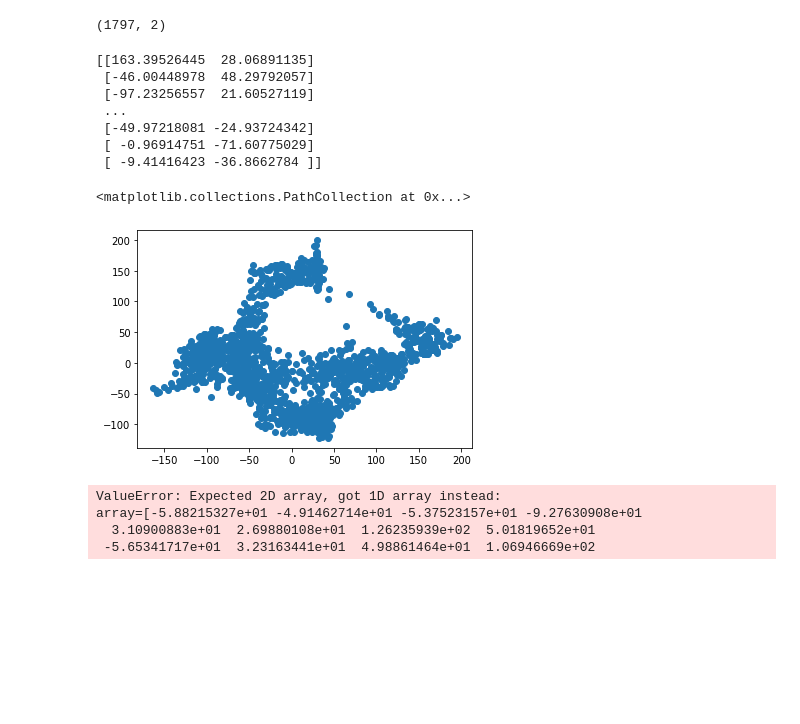
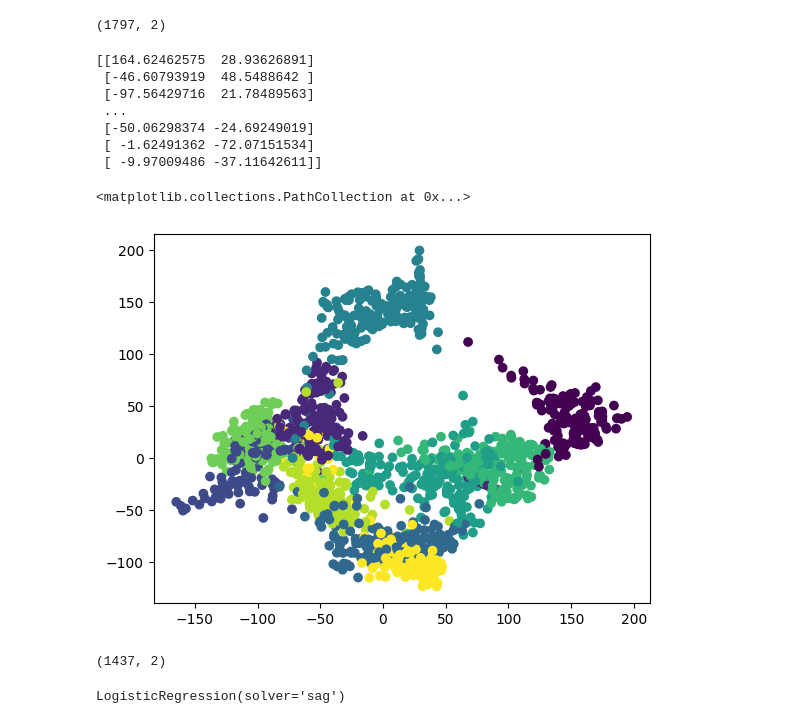
Before and after one commit to malvibellotti/astrostatistics_bicocca_2024, a Jupyter notebook: working/lecture_13_digits.ipynb, the cells around one changed output. Saved outputs shown, nothing was run; the diff lists cells and outputs as text; code cells hidden in the pictures; blank space fills up the shorter version.

```diff
--- a/working/lecture_13_digits.ipynb
+++ b/working/lecture_13_digits.ipynb
@@ -19,29 +68,30 @@ digits_transformed.shape
 (1797, 2)
 # %%
 print(digits_transformed)
-x = digits_transformed[:, 0]
-y = digits_transformed[:, 1]
+X= digits_transformed
+y = digits.target
 # %% [output]
-[[163.39526445  28.06891135]
- [-46.00448978  48.29792057]
- [-97.23256557  21.60527119]
+[[164.62462575  28.93626891]
+ [-46.60793919  48.5488642 ]
+ [-97.56429716  21.78489563]
  ...
- [-49.97218081 -24.93724342]
- [ -0.96914751 -71.60775029]
- [ -9.41416423 -36.8662784 ]]
+ [-50.06298374 -24.69249019]
+ [ -1.62491362 -72.07151534]
+ [ -9.97009486 -37.11642611]]
-# %%
-plt.scatter(x,y)
-# %% [output]
-<matplotlib.collections.PathCollection at 0x...>
-[figure, removed]
+# %%
+plt.scatter(X[:,0],X[:,1],c=digits.target)
+# %% [output]
+<matplotlib.collections.PathCollection at 0x...>
+[figure, added]
 # %%
-x_train, x_test, y_train, y_test =  sklearn.model_selection.train_test_split(x , y, test_size = 0.8)
+x_train, x_test, y_train, y_test =  sklearn.model_selection.train_test_split(X, y, test_size = 0.2)
+print(x_train.shape)
+# %% [output]
+(1437, 2)
 # %%
-from sklearn.linear_model import LogisticRegression
-clf = LogisticRegression(penalty='l2', max_iter=2000,solver='sag')
+#classification: LogisticRegression
+
+clf = LogisticRegression(solver ='sag')
 clf.fit(x_train, y_train)
 # %% [output]
-ValueError: Expected 2D array, got 1D array instead:
-array=[-5.88215327e+01 -4.91462714e+01 -5.37523157e+01 -9.27630908e+01
-  3.10900883e+01  2.69880108e+01  1.26235939e+02  5.01819652e+01
- -5.65341717e+01  3.23163441e+01  4.98861464e+01  1.06946669e+02
+LogisticRegression(solver='sag')
```
Also changed, not shown: parts of 9 cells of this notebook, 1 other file.
